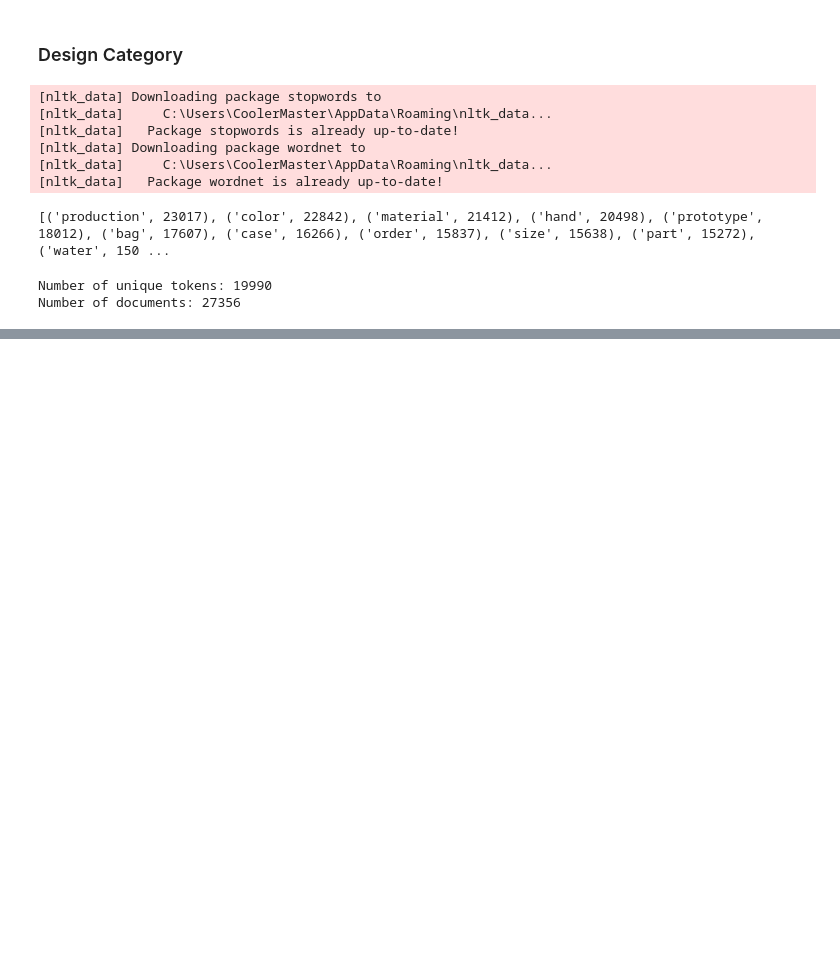
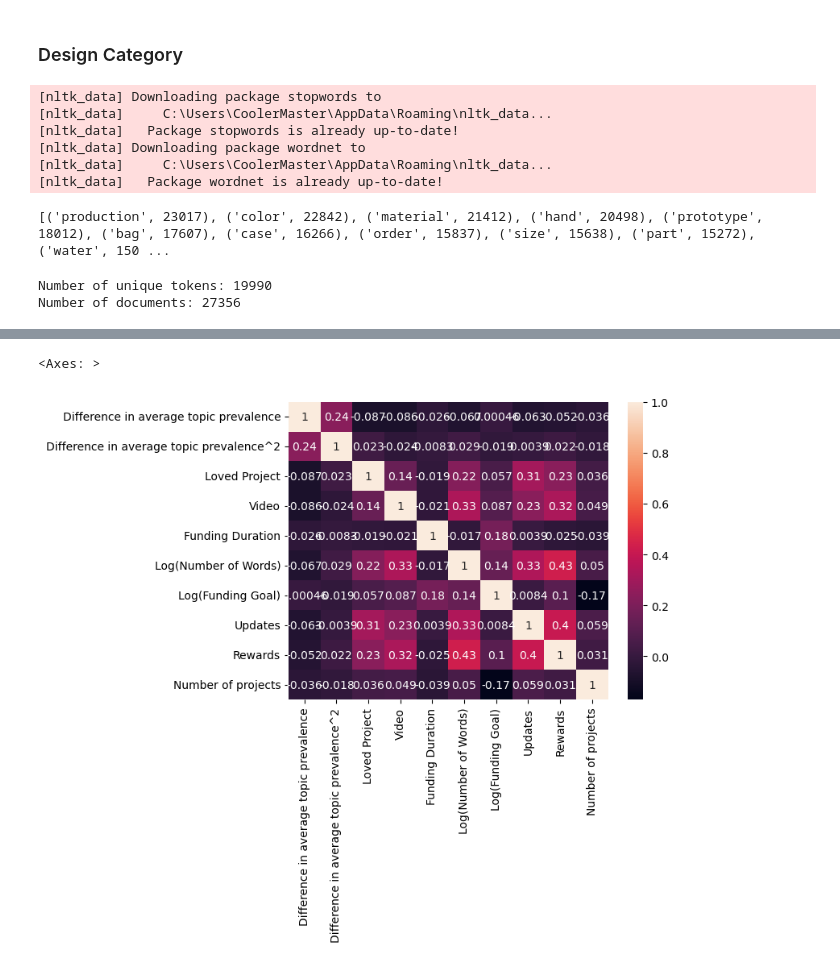
Before and after one commit to Hans-Onneken/Bachelorthesis, a Jupyter notebook: LDA_Kickstarter.ipynb, the cells around one changed output, grey strips where cells are left out. Cells and saved outputs as stored; diff of their text form; code cells hidden in the pictures; blank space fills up the shorter version.

```diff
--- a/LDA_Kickstarter.ipynb
+++ b/LDA_Kickstarter.ipynb
@@ -118,0 +548,3 @@ df_lda_kickstarter.drop(df_lda_kickstarter.columns.difference(['project_descript
+# %%
+# Filter Dataframe by Technology category (number 16)
+df_lda_kickstarter_technology_copy = df_lda_kickstarter_technology_copy[(df_lda_kickstarter_technology_copy['project_category_id'] == 16) | (df_lda_kickstarter_technology_copy['project_parent_category_id'] == 16)]
@@ -396,0 +1081,27 @@ pyLDAvis.save_html(vis, '../LDA/design/vis/100_final.html')
+# %%
+# Create a new DataFrame to store the variables
+df_model_technology = pd.DataFrame({
+    'Difference in average topic prevalence': difference_average_topic_prevalence,
+    'Difference in average topic prevalence^2': difference_average_topic_prevalence * difference_average_topic_prevalence,
+    'Loved Project': loved_project,
+    'Video': video,
+    'Funding Duration': funding_duration,
+    'Log(Number of Words)': number_of_words,
+    'Log(Funding Goal)': log_funding_goal,
+    'Updates': updates,
+    'Rewards': rewards,
+    'Number of projects': number_projects
+})
+# Concatenate the dummy variables
+df_model_technology = pd.concat([df_model_technology, month_dummies], axis=1)
+
+X_technology = df_model_technology
+
+# Add a constant (intercept) to the feature matrix
+X_technology_with_intercept = sm.add_constant(X_technology)
+
+# Fit for model without time
+model_technology = sm.Logit(success_binary, X_technology_with_intercept, 'raise').fit(cov_type='HC0')
+
+# Print the summary of the regression results
+print(model_technology.summary())
@@ -396,0 +1128,5 @@ pyLDAvis.save_html(vis, '../LDA/design/vis/100_final.html')
+# %%
+sns.heatmap(df_model_technology.corr(), annot = True)
+# %% [output]
+<Axes: >
+[figure, added]
```
Also changed, not shown: parts of 77 cells of this notebook, 10 other files.
